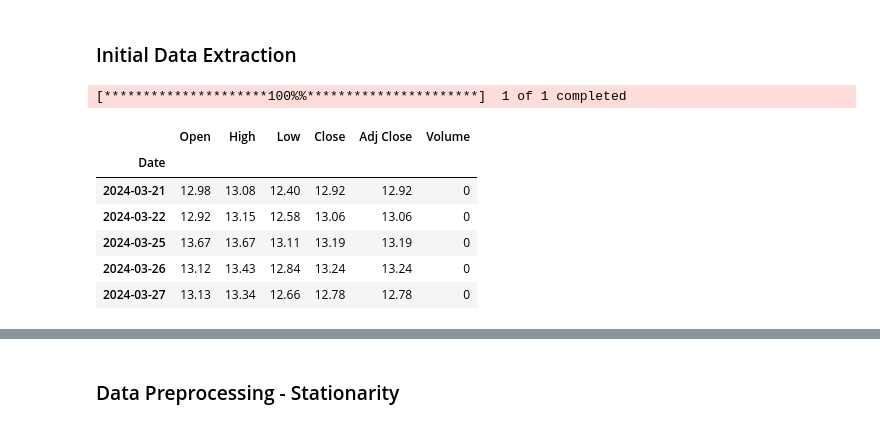
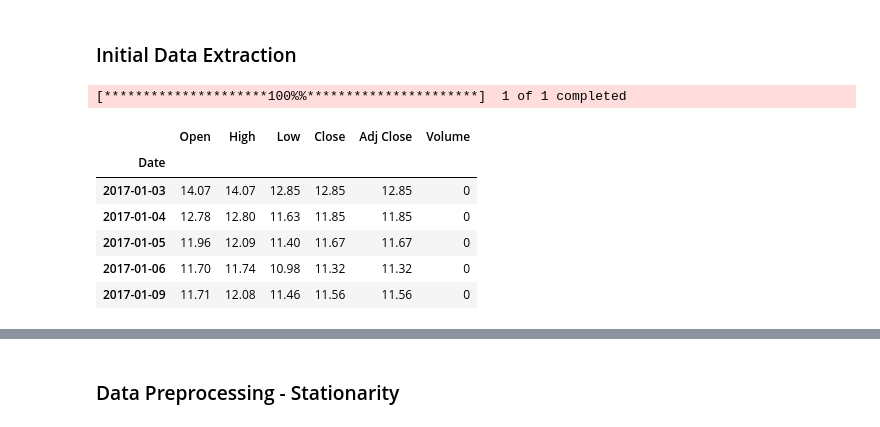
Before and after one commit to dkalenov/ML-Stock-Crypto-Trading, a Jupyter notebook: Principle_Component_Analysis.ipynb, the cells around one changed output, grey strips where cells are left out. Saved outputs shown, nothing was run; the diff lists cells and outputs as text; code cells hidden in the pictures.

```diff
--- a/Principle_Component_Analysis.ipynb
+++ b/Principle_Component_Analysis.ipynb
@@ -62,18 +62,18 @@ import matplotlib.pyplot as plt
 # %%
 # Data Extraction
 import yfinance as yf
 
-df = yf.download("^VIX", "2017-01-01", "2024-03-28")
-df.tail()
+df = yf.download("^VIX", "2017-01-01", "2022-01-01")
+df.head()
 # %% [output]
 [*********************100%%**********************]  1 of 1 completed
 |  | Open | High | Low | Close | Adj Close | Volume |
 | Date |  |  |  |  |  |  |
-| 2024-03-21 | 12.98 | 13.08 | 12.40 | 12.92 | 12.92 | 0 |
-| 2024-03-22 | 12.92 | 13.15 | 12.58 | 13.06 | 13.06 | 0 |
-| 2024-03-25 | 13.67 | 13.67 | 13.11 | 13.19 | 13.19 | 0 |
-| 2024-03-26 | 13.12 | 13.43 | 12.84 | 13.24 | 13.24 | 0 |
-| 2024-03-27 | 13.13 | 13.34 | 12.66 | 12.78 | 12.78 | 0 |
+| 2017-01-03 | 14.07 | 14.07 | 12.85 | 12.85 | 12.85 | 0 |
+| 2017-01-04 | 12.78 | 12.80 | 11.63 | 11.85 | 11.85 | 0 |
+| 2017-01-05 | 11.96 | 12.09 | 11.40 | 11.67 | 11.67 | 0 |
+| 2017-01-06 | 11.70 | 11.74 | 10.98 | 11.32 | 11.32 | 0 |
+| 2017-01-09 | 11.71 | 12.08 | 11.46 | 11.56 | 11.56 | 0 |
 # %%
 # Add TA
 df = add_all_ta_features(df, open="Open", high="High", low="Low", close="Adj Close", volume="Volume", fillna=True)
```
Also changed, not shown: parts of 17 cells of this notebook.
